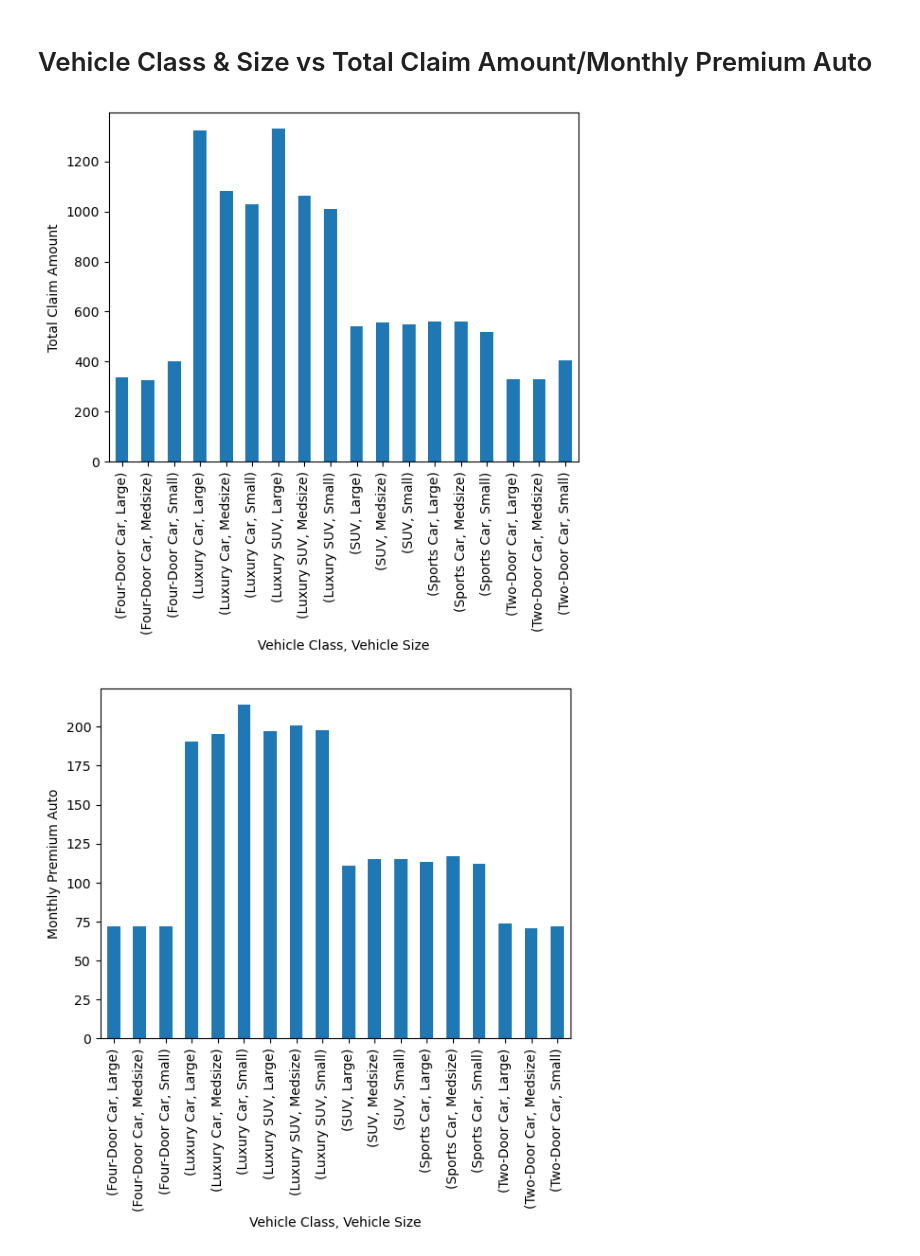
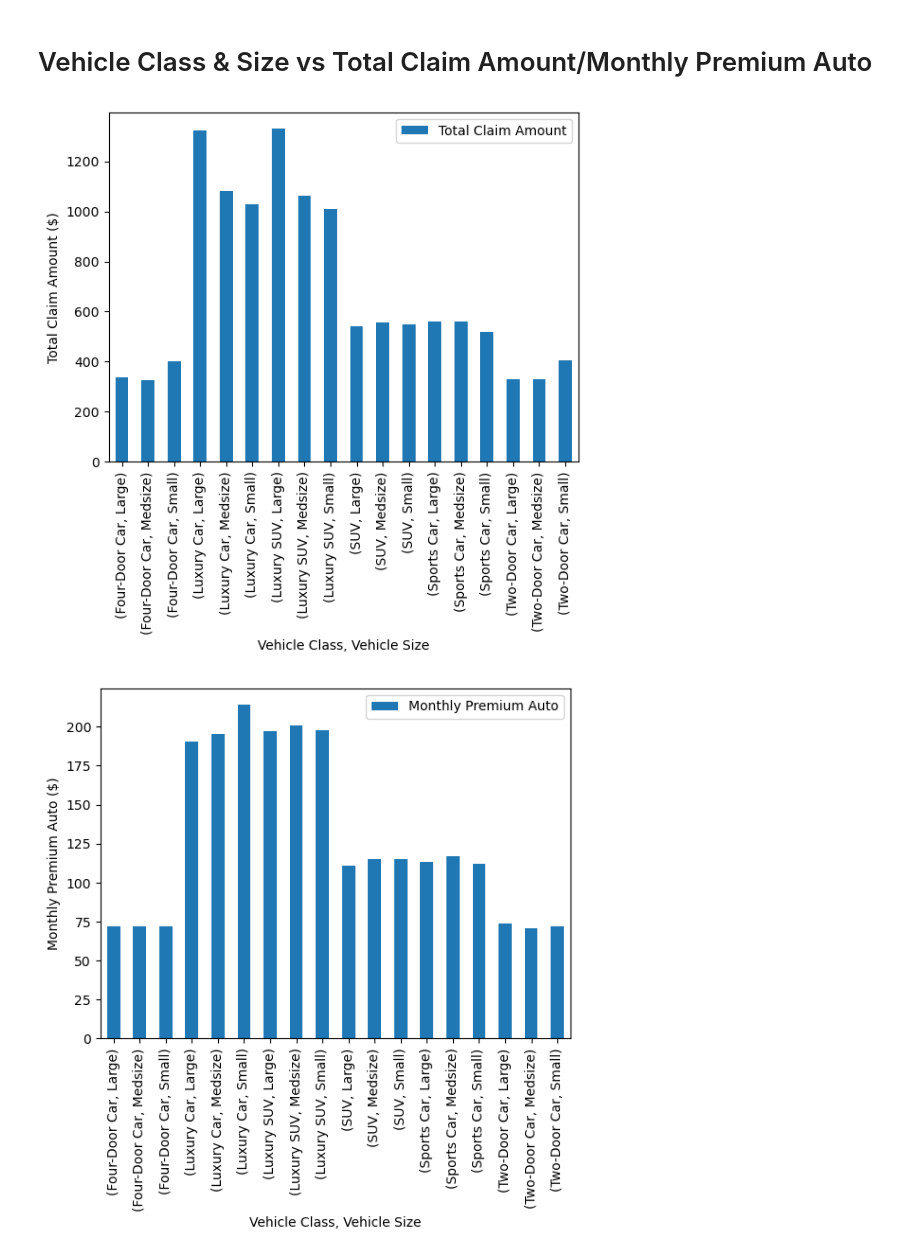
Before and after one commit to rdeshir10/Understanding_car_insurance, a Jupyter notebook: car_insurance.ipynb, the cells around one changed output. Drawn from its saved outputs; the diff is of its cells as text; code cells hidden in the pictures.

```diff
--- a/car_insurance.ipynb
+++ b/car_insurance.ipynb
@@ -138,15 +163,31 @@ plt.show()
 # Vehicle Class & Size vs Total Claim Amount/Monthly Premium Auto
 # %%
 # Summary Graph for Vehicle Class & Size vs Total Claim Amount
-size_class = auto_df.groupby(["Vehicle Class", "Vehicle Size"])["Total Claim Amount"].median()
-size_class.plot(kind="bar", xlabel="Vehicle Class, Vehicle Size", ylabel="Total Claim Amount")
+# Grouping the median Total Claim Amount  by vehicle class & size
+size_class_total = auto_df.groupby(["Vehicle Class", "Vehicle Size"])["Total Claim Amount"].median()
+
+# Plotting bar graph with x-axis being the vehicle class & size and y-axis being the median total claim amount
+size_class_total.plot(kind="bar", xlabel="Vehicle Class, Vehicle Size", ylabel="Total Claim Amount ($)")
+
+# Setting legend
+plt.legend(loc="best")
+
+# Show plot
 plt.show()
 # %% [output]
-[figure, old version]
+[figure, new version]
 # %%
 # Summary Graph for Vehicle Class & Size vs Monthly Premium Auto
-size_class = auto_df.groupby(["Vehicle Class", "Vehicle Size"])["Monthly Premium Auto"].median()
-size_class.plot(kind="bar", xlabel="Vehicle Class, Vehicle Size", ylabel="Monthly Premium Auto")
+# Grouping the median monthly premium auto price by vehicle class & size
+size_class_month = auto_df.groupby(["Vehicle Class", "Vehicle Size"])["Monthly Premium Auto"].median()
+
+# Plotting bar graph with x-axis being the vehicle class & size and y-axis being the median monthly premium auto price
+size_class_month.plot(kind="bar", xlabel="Vehicle Class, Vehicle Size", ylabel="Monthly Premium Auto ($)")
+
+# Setting legend
+plt.legend(loc="best")
+
+# Show plot
 plt.show()
 # %% [output]
-[figure, old version]
+[figure, new version]
```
Also changed, not shown: parts of 6 cells of this notebook.
